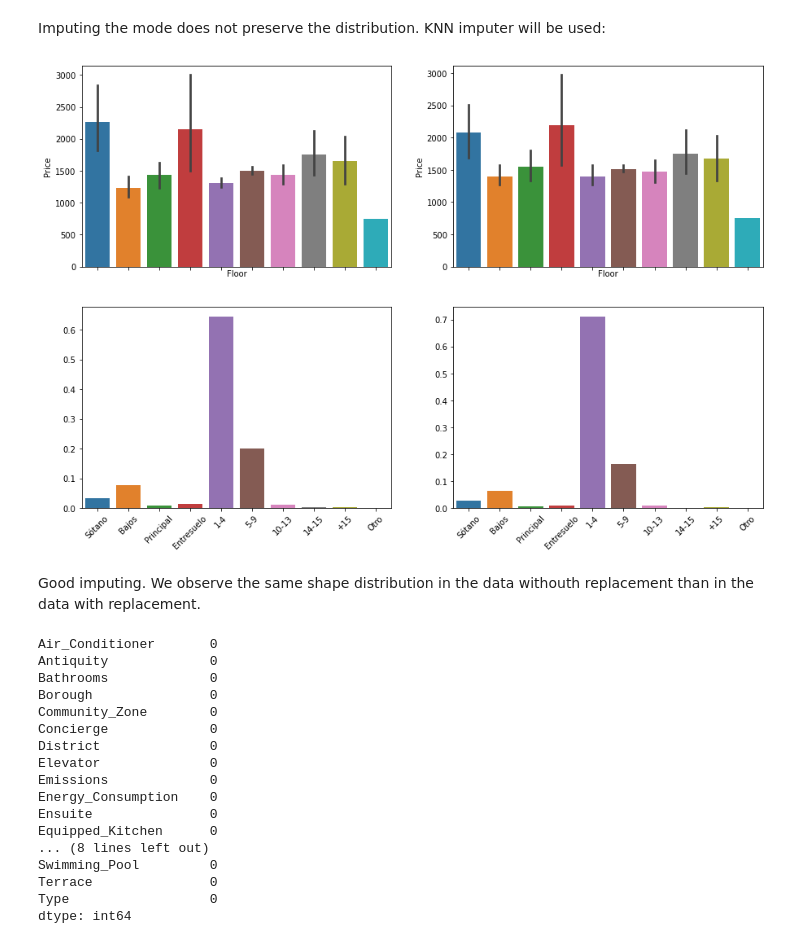
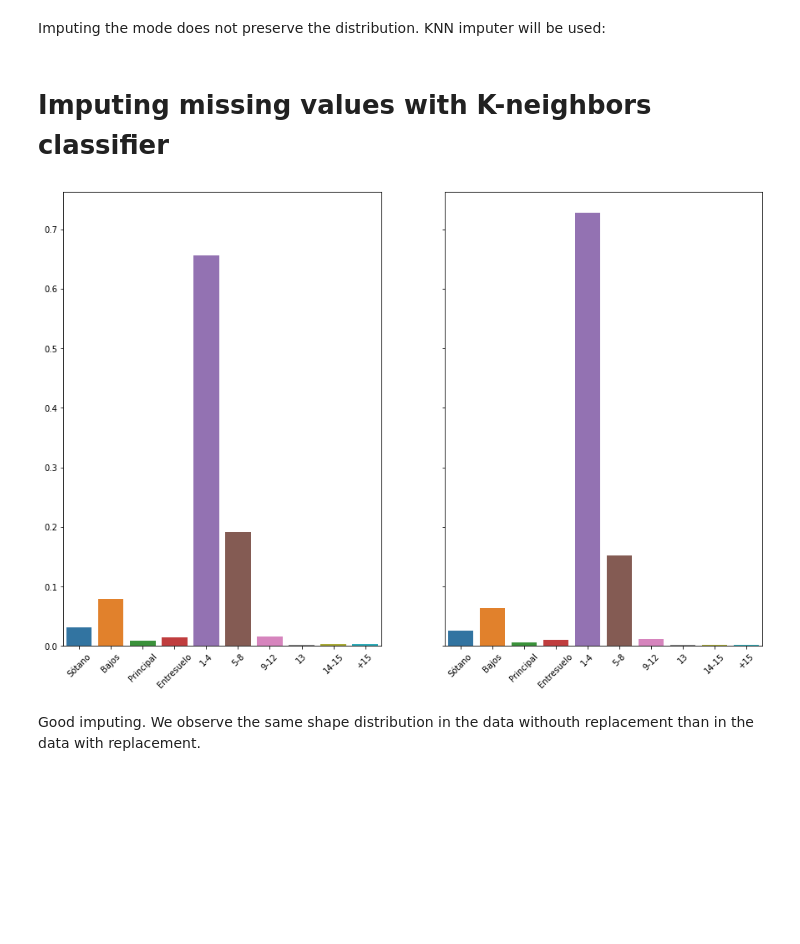
Before and after one commit to jorgerodpen/MadridRentalMarket, a Jupyter notebook: Cleaning.ipynb, the cells around one changed output. Cells and saved outputs as stored; diff of their text form; code cells hidden in the pictures; blank space fills up the shorter version.

Commit message:
Uploaded cleaning and EDA

```diff
--- a/Cleaning.ipynb
+++ b/Cleaning.ipynb
@@ -253,6 +274,8 @@ for district in fotocasa.loc[fotocasa["Size"].isna(),"District"].unique():
         fotocasa.loc[fotocasa["Size"].isna() & filter_district, "Size"] = frequent_antiquity
     except KeyError:
         pass
+# %%
+fotocasa["Size"] = fotocasa["Size"].astype(int)
 # %% [markdown]
 # Extras
 # %%
@@ -361,0 +445,4 @@ Name: Elevator, dtype: int64
+# %%
+fotocasa.loc[fotocasa["Energy_Consumption"]=="En trámite","Energy_Consumption"] = np.nan
+# %%
+fotocasa = fotocasa.dropna(axis=0, subset = ["Energy_Consumption"])
@@ -402,16 +493,20 @@ def clean_floor(x):
         x = x.replace("ª planta","")
         if x in ["1","2","3","4"]:
             return "1-4"
-        elif x in ["5","6","7","8","9"]:
-            return "5-9"
-        elif x in ["10","11","12","13"]:
-            return "10-13"
+        elif x in ["5","6","7","8"]:
+            return "5-8"
+        elif x in ["9","10","11","12"]:
+            return "9-12"
+        elif x == "13":
+            return "13"
         elif x in ["14","15"]:
             return "14-15"
         elif x=="A partir de la 15":
             return "+15"
         elif x=="Subsótano":
             return "Sótano"
+        elif x=="Otro":
+            return np.nan
         else:
             return x
     except AttributeError:
@@ -420,6 +515,8 @@ def clean_floor(x):
 fotocasa["Floor"] = fotocasa["Floor"].apply(clean_floor)
 # %% [markdown]
 Imputing the mode does not preserve the distribution. KNN imputer will be used:
+# %% [markdown]
+# Imputing missing values with K-neighbors classifier
 # %%
 from sklearn.preprocessing import OneHotEncoder
 from sklearn.neighbors import KNeighborsClassifier
@@ -442,45 +539,19 @@ pd.options.mode.chained_assignment = None
 fotocasa_cleaned.loc[filter_miss.values,"Floor"] = \
     imputer.predict(fotocasa_cleaned[filter_miss].drop(["Floor","Price"], axis=1))
 # %%
-f, ax = plt.subplots(nrows = 2, ncols = 2, figsize = (15,10), sharex = True)
-sns.barplot(y = fotocasa["Price"], x = fotocasa["Floor"].apply(clean_floor),
-    order = ["Sótano","Bajos","Principal","Entresuelo","1-4","5-9","10-13","14-15","+15","Otro"],
-           ax = ax[0][0])
-sns.barplot(y = fotocasa_cleaned["Price"], x = fotocasa_cleaned["Floor"].apply(clean_floor),
-    order = ["Sótano","Bajos","Principal","Entresuelo","1-4","5-9","10-13","14-15","+15","Otro"],
-           ax = ax[0][1])
-sns.barplot(x = fotocasa["Floor"].apply(clean_floor).value_counts().index,
-            y = fotocasa["Floor"].apply(clean_floor).value_counts().values/len(fotocasa_cleaned[~filter_miss]),
-    order = ["Sótano","Bajos","Principal","Entresuelo","1-4","5-9","10-13","14-15","+15","Otro"],
-           ax = ax[1][0])
-sns.barplot(x = fotocasa_cleaned["Floor"].apply(clean_floor).value_counts().index,
-            y = fotocasa_cleaned["Floor"].apply(clean_floor).value_counts().values/len(fotocasa_cleaned),
-    order = ["Sótano","Bajos","Principal","Entresuelo","1-4","5-9","10-13","14-15","+15","Otro"],
-           ax = ax[1][1])
+f, ax = plt.subplots(ncols = 2, figsize = (15,10), sharey = True)
+sns.barplot(x = fotocasa["Floor"].value_counts().index,
+    y = fotocasa["Floor"].value_counts().values/len(fotocasa[~fotocasa["Floor"].isna()]),
+    order = ["Sótano","Bajos","Principal","Entresuelo","1-4","5-8","9-12","13","14-15","+15"],
+           ax = ax[0])
+sns.barplot(x = fotocasa_cleaned["Floor"].value_counts().index,
+    y = fotocasa_cleaned["Floor"].value_counts().values/len(fotocasa_cleaned),
+    order = ["Sótano","Bajos","Principal","Entresuelo","1-4","5-8","9-12","13","14-15","+15"],
+           ax = ax[1])
 for i in range(2):
-    for tick in ax[1][i].get_xticklabels():
+    for tick in ax[i].get_xticklabels():
         tick.set_rotation(45)
 # %% [output]
-[figure, old version]
+[figure, new version]
 # %% [markdown]
 Good imputing. We observe the same shape distribution in the data withouth replacement than in the data with replacement.
-# %%
-fotocasa_cleaned.isna().sum()
-# %% [output]
-Air_Conditioner       0
-Antiquity             0
-Bathrooms             0
-Borough               0
-Community_Zone        0
-Concierge             0
-District              0
-Elevator              0
-Emissions             0
-Energy_Consumption    0
-Ensuite               0
-Equipped_Kitchen      0
-... (8 lines left out)
-Swimming_Pool         0
-Terrace               0
-Type                  0
-dtype: int64
```
Also changed, not shown: parts of 39 cells of this notebook, 1 other file.
